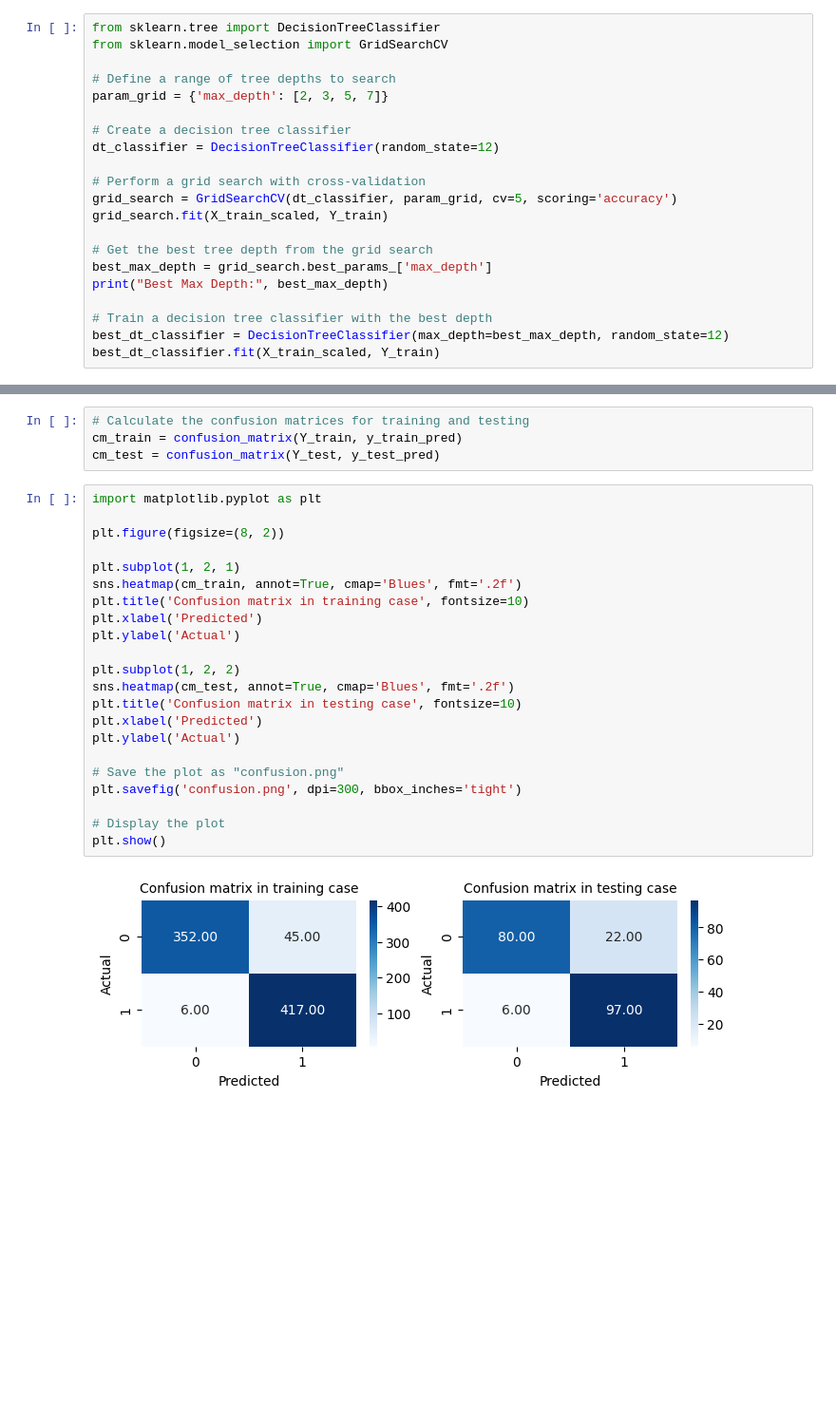
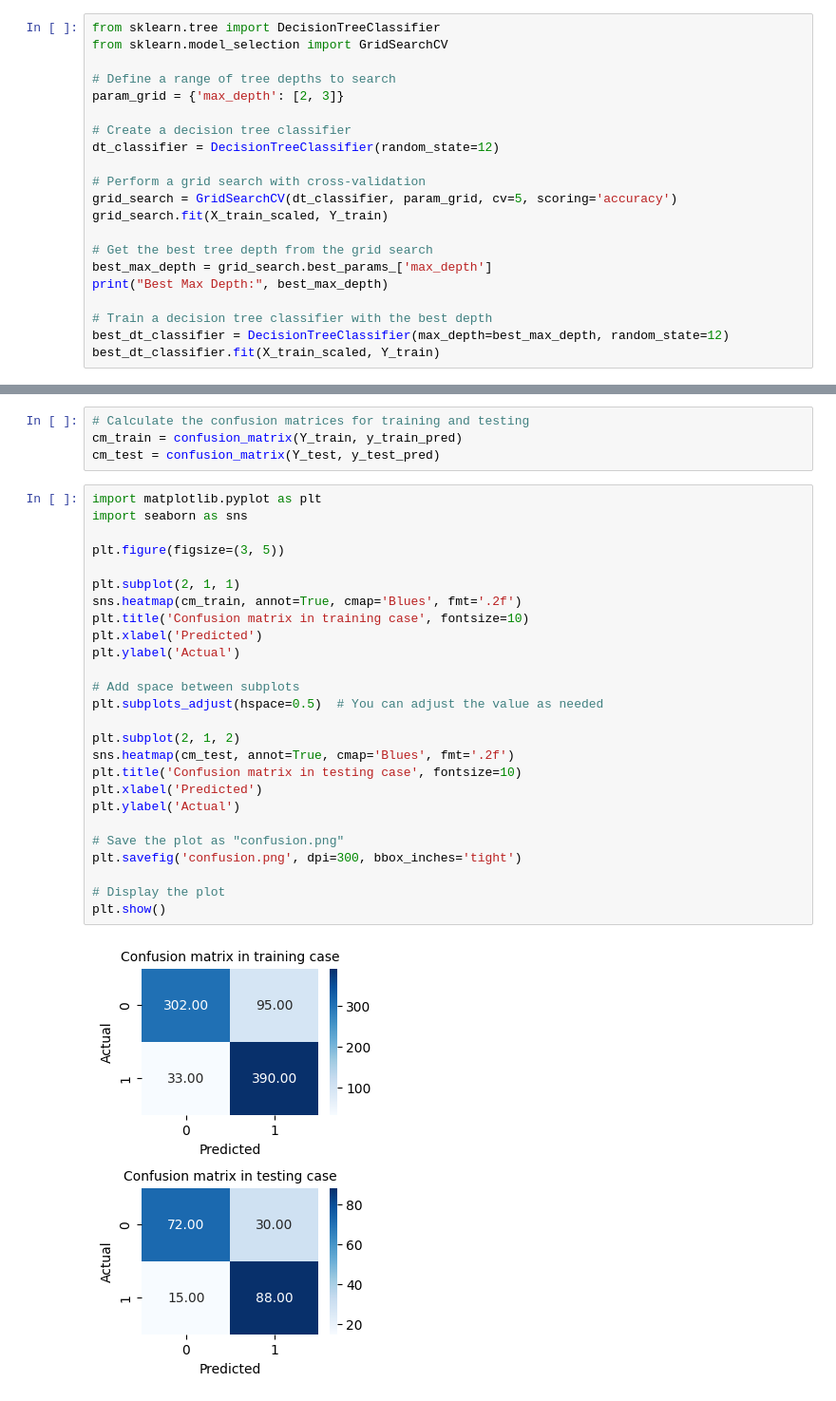
Before and after one commit to asheta66/Data-Science, a Jupyter notebook: Decision_Tree_Classifier.ipynb, the cells around one changed output, grey strips where cells are left out. Shown at 95% size. Cells and saved outputs as stored; diff of their text form; blank space fills up the shorter version.

```diff
--- a/Decision_Tree_Classifier.ipynb
+++ b/Decision_Tree_Classifier.ipynb
@@ -127,7 +129,7 @@ from sklearn.tree import DecisionTreeClassifier
 from sklearn.model_selection import GridSearchCV
 
 # Define a range of tree depths to search
-param_grid = {'max_depth': [2, 3, 5, 7]}
+param_grid = {'max_depth': [2, 3]}
 
 # Create a decision tree classifier
 dt_classifier = DecisionTreeClassifier(random_state=12)
@@ -207,28 +214,32 @@ cm_train = confusion_matrix(Y_train, y_train_pred)
 cm_test = confusion_matrix(Y_test, y_test_pred)
 # %%
 import matplotlib.pyplot as plt
+import seaborn as sns
 
-plt.figure(figsize=(8, 2))
+plt.figure(figsize=(3, 5))
 
-plt.subplot(1, 2, 1)
+plt.subplot(2, 1, 1)
 sns.heatmap(cm_train, annot=True, cmap='Blues', fmt='.2f')
 plt.title('Confusion matrix in training case', fontsize=10)
 plt.xlabel('Predicted')
 plt.ylabel('Actual')
 
-plt.subplot(1, 2, 2)
+# Add space between subplots
+plt.subplots_adjust(hspace=0.5)  # You can adjust the value as needed
+
+plt.subplot(2, 1, 2)
 sns.heatmap(cm_test, annot=True, cmap='Blues', fmt='.2f')
 plt.title('Confusion matrix in testing case', fontsize=10)
 plt.xlabel('Predicted')
 plt.ylabel('Actual')
 
 # Save the plot as "confusion.png"
 plt.savefig('confusion.png', dpi=300, bbox_inches='tight')
 
 # Display the plot
 plt.show()
 # %% [output]
-[figure, old version]
+[figure, new version]
 # %%
 from sklearn.metrics import auc, roc_curve
 
```
Also changed, not shown: parts of 5 cells of this notebook.
